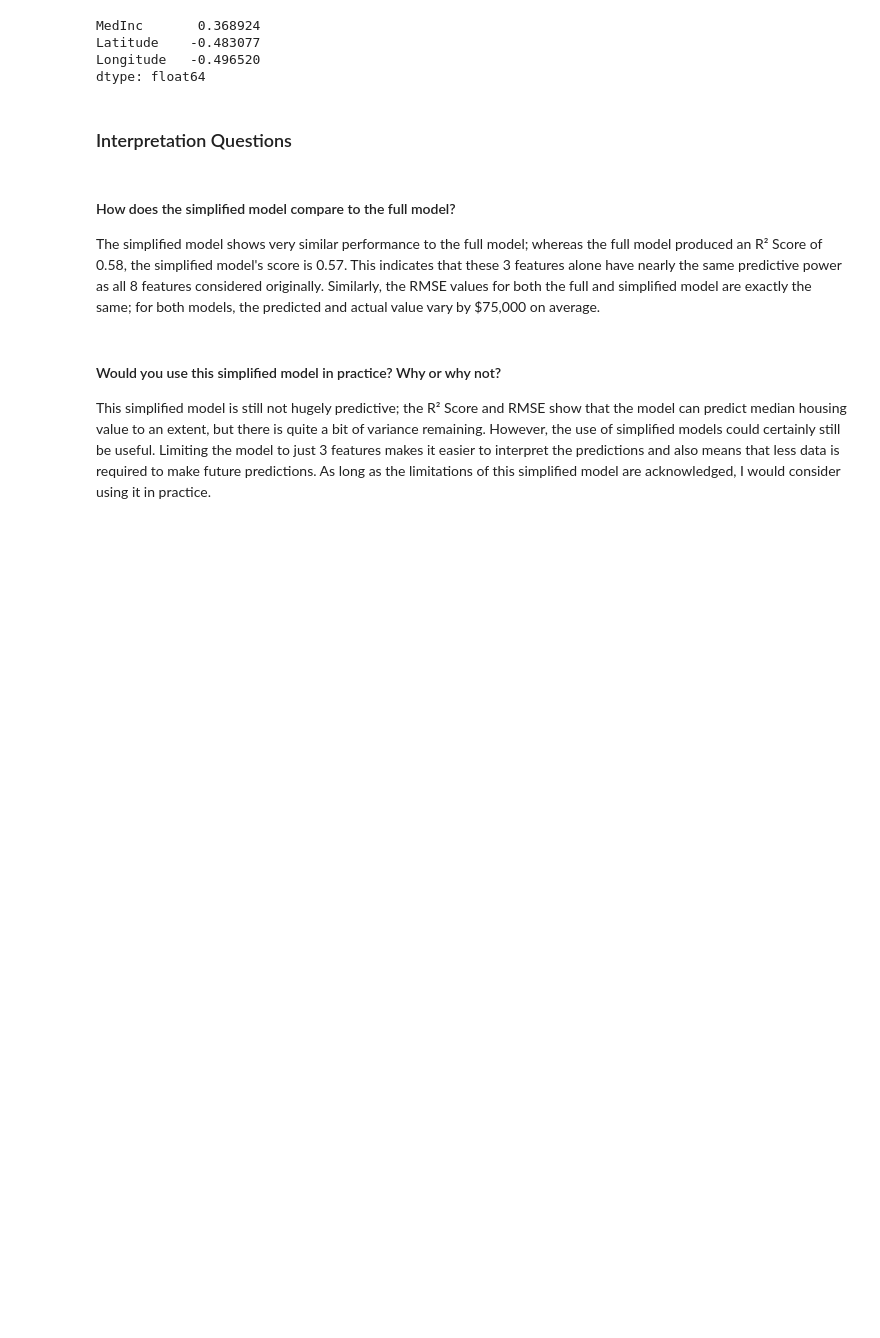
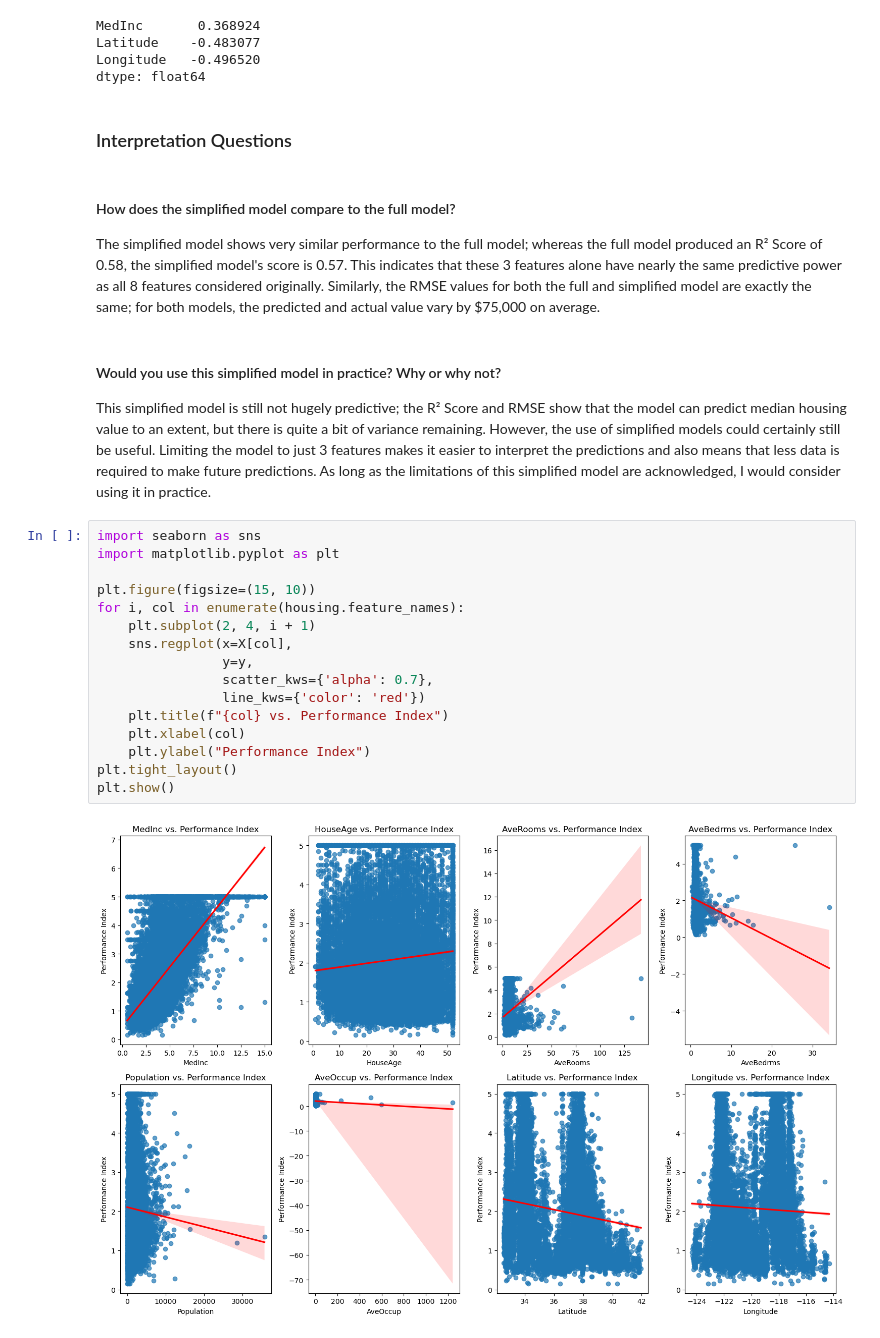
Before and after one commit to annamccartan3/McCartan-Data-Science-Portfolio, a Jupyter notebook: linear_regression/McCartan_IDS_Week_7_Homework_Completed.ipynb, the cells around one changed output. Cells and saved outputs as stored; diff of their text form; blank space fills up the shorter version.

```diff
--- a/linear_regression/McCartan_IDS_Week_7_Homework_Completed.ipynb
+++ b/linear_regression/McCartan_IDS_Week_7_Homework_Completed.ipynb
@@ -277,3 +277,21 @@ The simplified model shows very similar performance to the full model; whereas t
 #### Would you use this simplified model in practice? Why or why not?
 
 This simplified model is still not hugely predictive; the R² Score and RMSE show that the model can predict median housing value to an extent, but there is quite a bit of variance remaining. However, the use of simplified models could certainly still be useful. Limiting the model to just 3 features makes it easier to interpret the predictions and also means that less data is required to make future predictions. As long as the limitations of this simplified model are acknowledged, I would consider using it in practice.
+# %%
+import seaborn as sns
+import matplotlib.pyplot as plt
+
+plt.figure(figsize=(15, 10))
+for i, col in enumerate(housing.feature_names):
+    plt.subplot(2, 4, i + 1)
+    sns.regplot(x=X[col],
+                y=y,
+                scatter_kws={'alpha': 0.7},
+                line_kws={'color': 'red'})
+    plt.title(f"{col} vs. Performance Index")
+    plt.xlabel(col)
+    plt.ylabel("Performance Index")
+plt.tight_layout()
+plt.show()
+# %% [output]
+[figure, added]
```
